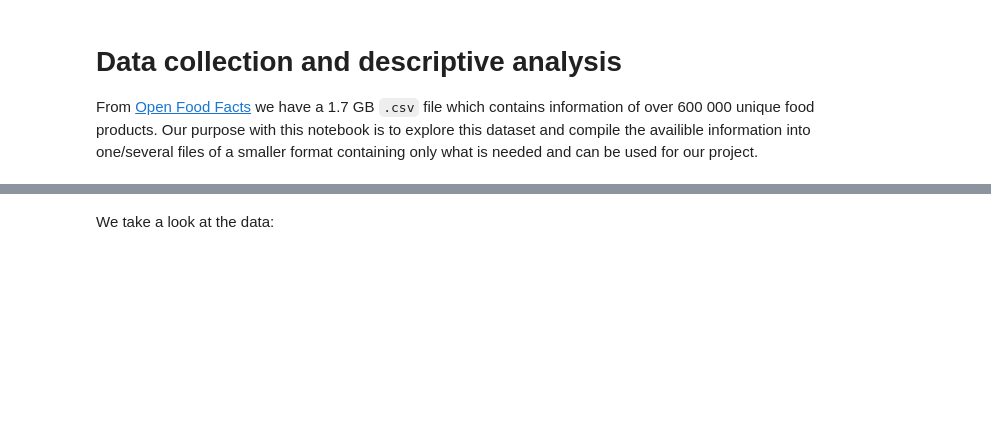
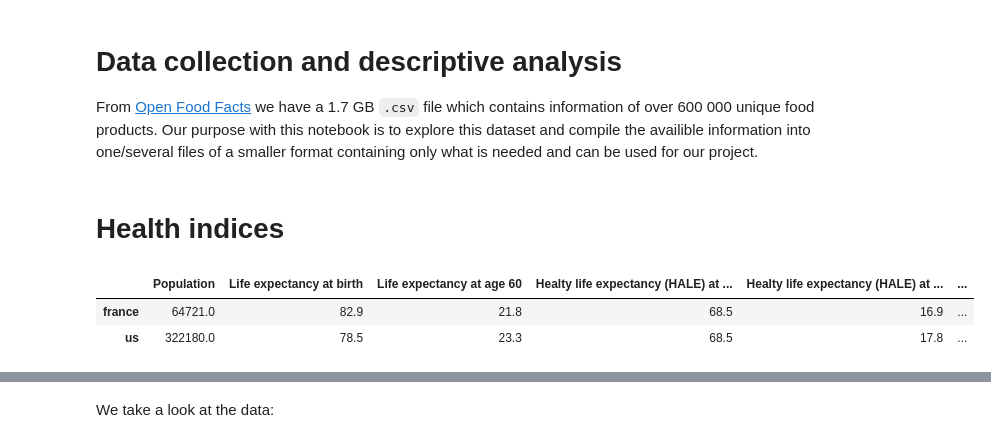
Before and after one commit to emmwel/ADAeda, a Jupyter notebook: Project/data_exploration.ipynb, the cells around one changed output, grey strips where cells are left out. Cells and saved outputs as stored; diff of their text form; code cells hidden in the pictures; blank space fills up the shorter version.

Commit message:
health indiced

```diff
--- a/Project/data_exploration.ipynb
+++ b/Project/data_exploration.ipynb
@@ -6,3 +6,34 @@ import pandas as pd
 import numpy as np
 import functools
 import re
+# %% [markdown]
+# Health indices
+# %%
+index = ['france','us']
+columns = ['Population',
+    'Life expectancy at birth',
+    'Life expectancy at age 60',
+    'Healty life expectancy (HALE) at birth' ,
+    'Healty life expectancy (HALE) at age 60',
+    'Nutritional deficiencies',
+    'Protein-energy malnutrition',
+    'Iodine deficiency',
+    'Iron-deficiency anaemia',
+    'Other nutritional deficiencies',
+    'Diabetes mellitus',
+    'Ischaemic heart disease',
+    'overweight among adults',
+    'obesity among adults',
+    'overweight among children and adolescents',
+    'obesity among children and adolescents',
+    'Mean body mass index adults',
+    'Mean body mass index 5-19 years',
+    'Blood glucose' ]
+data = np.array ([[64721,82.9,21.8,68.5,16.9,0.006518,0.005111,0.000001,0.001236,0.000155,0.019121,0.095569,59.5,23.2,28.9,8.1,25.6,19.5,5.9]
+                  ,[322180,78.5,23.3,68.5,17.8,0.002986,0.001966,0.000001,0.000924,0.000096,0.026175,0.155290,67.9,37.3,41.2,21.4,29.1,21.5,7.3]])
+healthIndices= pd.DataFrame(data, index=index, columns=columns)
+healthIndices
+# %% [output]
+|  | Population | Life expectancy at birth | Life expectancy at age 60 | Healty life expectancy (HALE) at ... | Healty life expectancy (HALE) at ... | ... |
+| france | 64721.0 | 82.9 | 21.8 | 68.5 | 16.9 | ... |
+| us | 322180.0 | 78.5 | 23.3 | 68.5 | 17.8 | ... |
```
Also changed, not shown: parts of 1 cell of this notebook.
